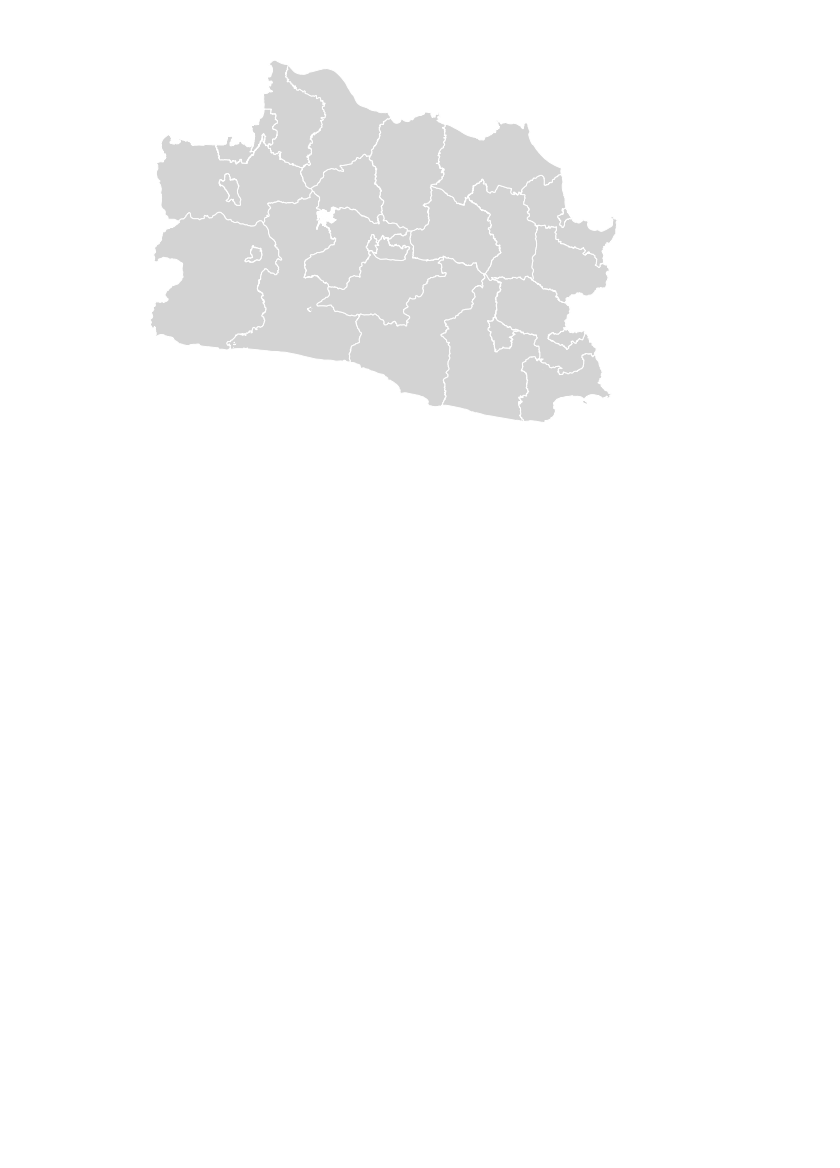
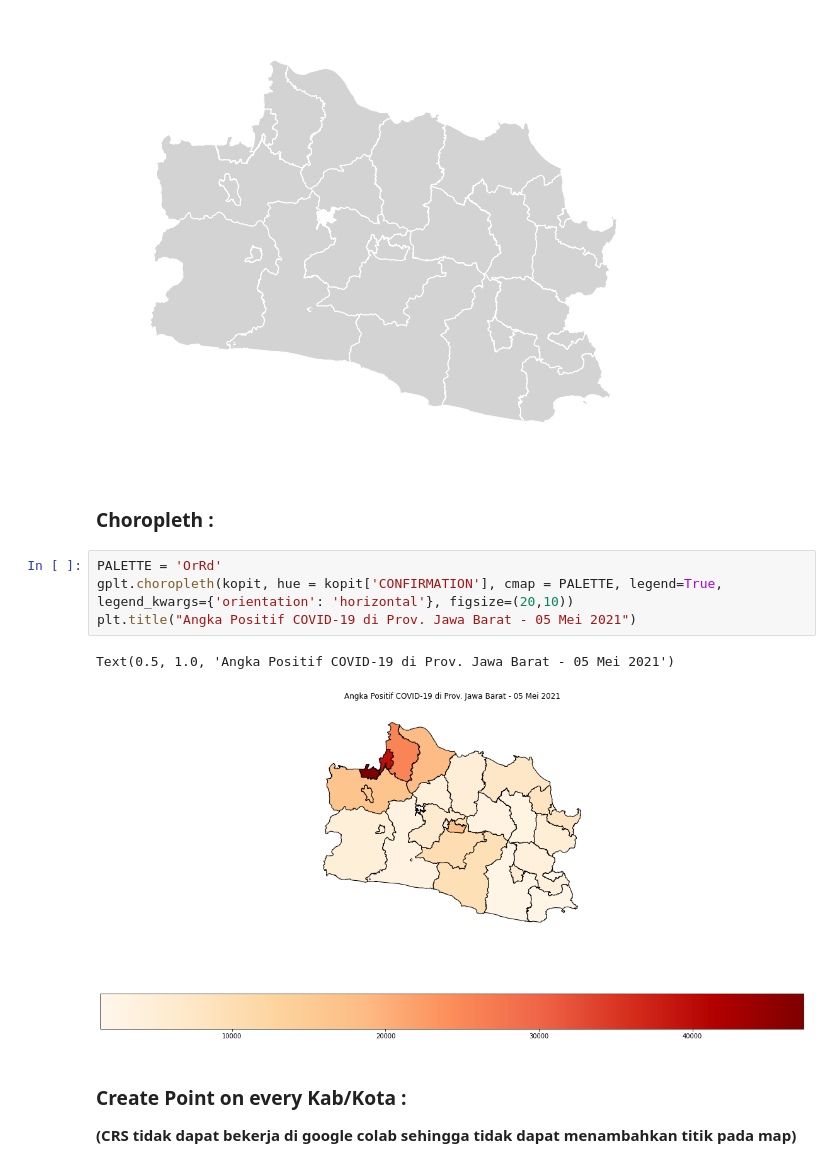
Before and after one commit to X4D0/DataVisualization, a Jupyter notebook: Assignment4_1301184233.ipynb, the cells around one changed output. Saved outputs shown, nothing was run; the diff lists cells and outputs as text; blank space fills up the shorter version.

```diff
--- a/Assignment4_1301184233.ipynb
+++ b/Assignment4_1301184233.ipynb
@@ -121,3 +122,15 @@ gplt.polyplot(
 # %% [output]
 <matplotlib.axes._subplots.AxesSubplot at 0x...>
 [figure]
+# %% [markdown]
+### Choropleth :
+# %%
+PALETTE = 'OrRd'
+gplt.choropleth(kopit, hue = kopit['CONFIRMATION'], cmap = PALETTE, legend=True, legend_kwargs={'orientation': 'horizontal'}, figsize=(20,10))
+plt.title("Angka Positif COVID-19 di Prov. Jawa Barat - 05 Mei 2021")
+# %% [output]
+Text(0.5, 1.0, 'Angka Positif COVID-19 di Prov. Jawa Barat - 05 Mei 2021')
+[figure, added]
+# %% [markdown]
+### Create Point on every Kab/Kota :
+**(CRS tidak dapat bekerja di google colab sehingga tidak dapat menambahkan titik pada map)**
```
Also changed, not shown: parts of 12 cells of this notebook.
